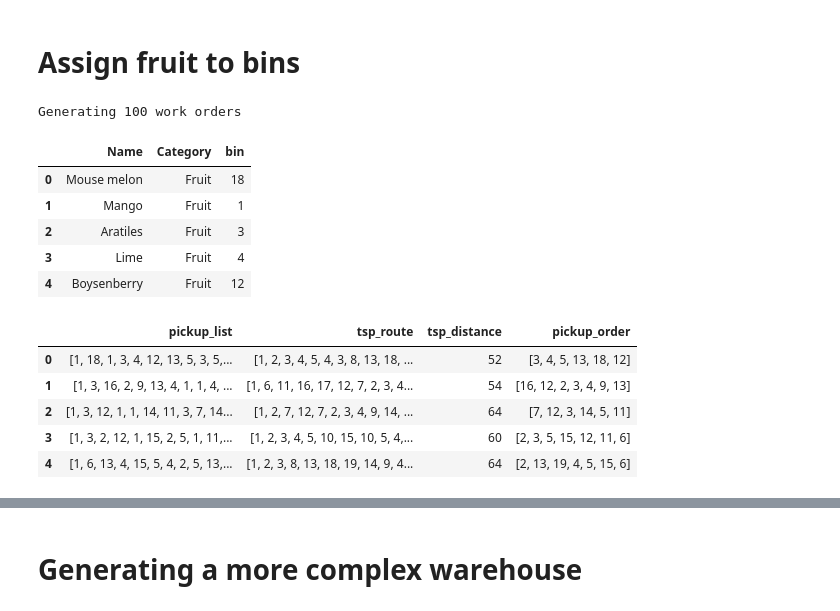
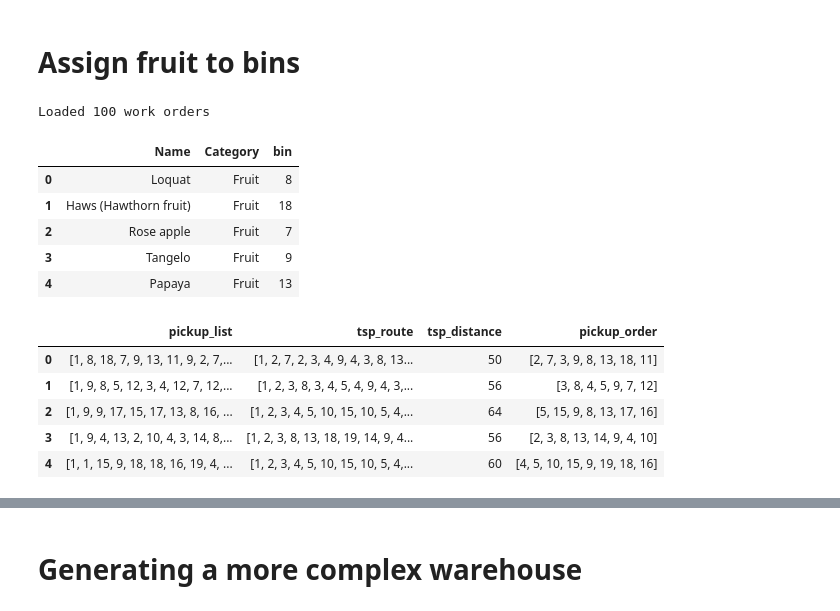
Before and after one commit to coleandreoli/warehouseTSP, a Jupyter notebook: warehouse_data.ipynb, the cells around one changed output, grey strips where cells are left out. Cells and saved outputs as stored; diff of their text form; code cells hidden in the pictures.

```diff
--- a/warehouse_data.ipynb
+++ b/warehouse_data.ipynb
@@ -83,27 +83,27 @@ df["bin"] = np.random.randint(1, n_bins, df.shape[0])
 # %%
 # Generate work orders
 wos = 100
 
 # Check if wos file is already generated
-if f"static/wos_{wos}.parquet" in os.listdir():
+if os.path.isfile(f"static/wos_{wos}.parquet"):
     df_wo = pd.read_parquet(f"static/wos_{wos}.parquet")
     print(f"Loaded {df_wo.shape[0]} work orders")
 else:
     print(f"Generating {wos} work orders")
     df_wo = pd.DataFrame(columns=df.columns)
     for _ in range(wos):
         random_row = df.sample()
         df_wo = pd.concat([df_wo, random_row], ignore_index=True)
     df_wo.to_parquet(f"static/wos_{wos}.parquet")
 df_wo.head()
 # %% [output]
-Generating 100 work orders
+Loaded 100 work orders
 |  | Name | Category | bin |
-| 0 | Mouse melon | Fruit | 18 |
-| 1 | Mango | Fruit | 1 |
-| 2 | Aratiles | Fruit | 3 |
-| 3 | Lime | Fruit | 4 |
-| 4 | Boysenberry | Fruit | 12 |
+| 0 | Loquat | Fruit | 8 |
+| 1 | Haws (Hawthorn fruit) | Fruit | 18 |
+| 2 | Rose apple | Fruit | 7 |
+| 3 | Tangelo | Fruit | 9 |
+| 4 | Papaya | Fruit | 13 |
 # %%
 batch_size = 10
 fetch_list = []
@@ -138,11 +138,11 @@ df_salesman = pd.DataFrame(salesman)
 df_salesman.head()
 # %% [output]
 |  | pickup_list | tsp_route | tsp_distance | pickup_order |
-| 0 | [1, 18, 1, 3, 4, 12, 13, 5, 3, 5,... | [1, 2, 3, 4, 5, 4, 3, 8, 13, 18, ... | 52 | [3, 4, 5, 13, 18, 12] |
-| 1 | [1, 3, 16, 2, 9, 13, 4, 1, 1, 4, ... | [1, 6, 11, 16, 17, 12, 7, 2, 3, 4... | 54 | [16, 12, 2, 3, 4, 9, 13] |
-| 2 | [1, 3, 12, 1, 1, 14, 11, 3, 7, 14... | [1, 2, 7, 12, 7, 2, 3, 4, 9, 14, ... | 64 | [7, 12, 3, 14, 5, 11] |
-| 3 | [1, 3, 2, 12, 1, 15, 2, 5, 1, 11,... | [1, 2, 3, 4, 5, 10, 15, 10, 5, 4,... | 60 | [2, 3, 5, 15, 12, 11, 6] |
-| 4 | [1, 6, 13, 4, 15, 5, 4, 2, 5, 13,... | [1, 2, 3, 8, 13, 18, 19, 14, 9, 4... | 64 | [2, 13, 19, 4, 5, 15, 6] |
+| 0 | [1, 8, 18, 7, 9, 13, 11, 9, 2, 7,... | [1, 2, 7, 2, 3, 4, 9, 4, 3, 8, 13... | 50 | [2, 7, 3, 9, 8, 13, 18, 11] |
+| 1 | [1, 9, 8, 5, 12, 3, 4, 12, 7, 12,... | [1, 2, 3, 8, 3, 4, 5, 4, 9, 4, 3,... | 56 | [3, 8, 4, 5, 9, 7, 12] |
+| 2 | [1, 9, 9, 17, 15, 17, 13, 8, 16, ... | [1, 2, 3, 4, 5, 10, 15, 10, 5, 4,... | 64 | [5, 15, 9, 8, 13, 17, 16] |
+| 3 | [1, 9, 4, 13, 2, 10, 4, 3, 14, 8,... | [1, 2, 3, 8, 13, 18, 19, 14, 9, 4... | 56 | [2, 3, 8, 13, 14, 9, 4, 10] |
+| 4 | [1, 1, 15, 9, 18, 18, 16, 19, 4, ... | [1, 2, 3, 4, 5, 10, 15, 10, 5, 4,... | 60 | [4, 5, 10, 15, 9, 19, 18, 16] |
 # %%
 # Stats
 print(f"Total number of work orders: {df_wo.count().Category}")
```
Also changed, not shown: parts of 7 cells of this notebook, 1 other file.
